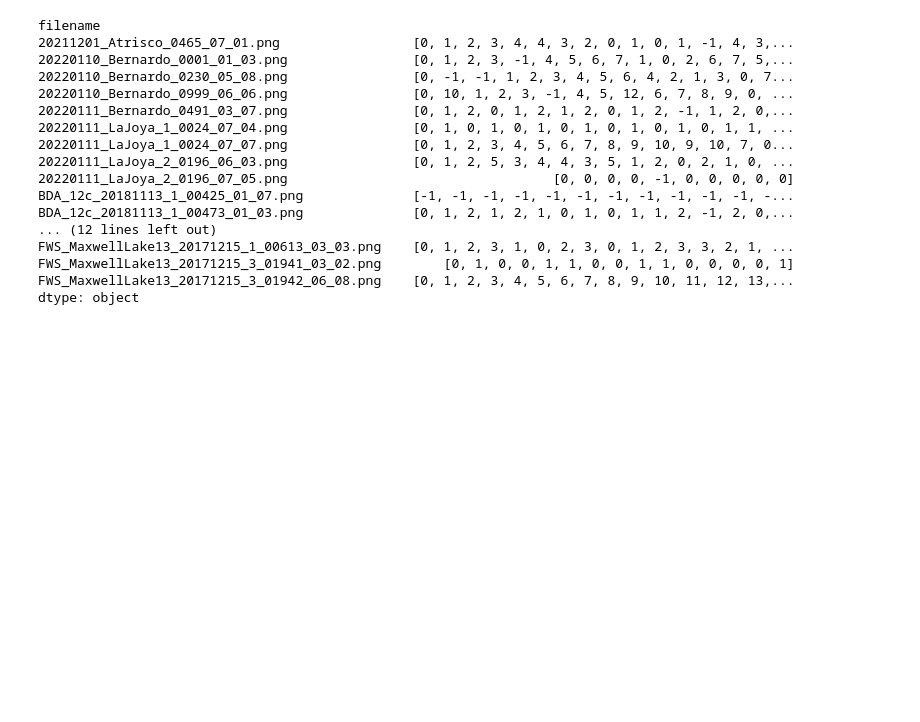
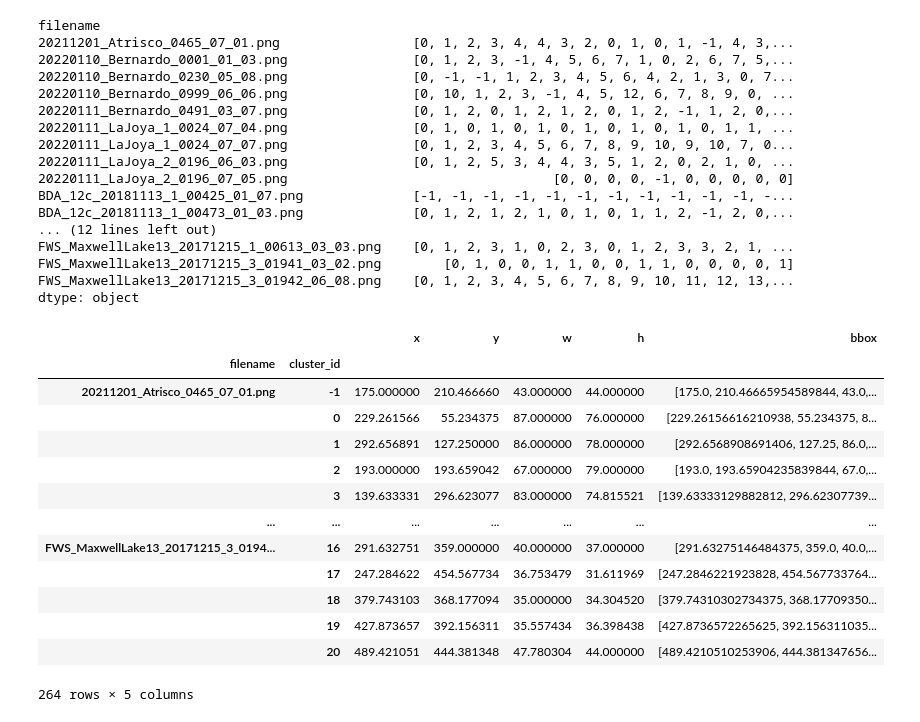
Before and after one commit to rowanoaktree/AggregationScripts, a Jupyter notebook: Scratch/Refinement.ipynb, the cells around one changed output. Drawn from its saved outputs; the diff is of its cells as text; code cells hidden in the pictures; blank space fills up the shorter version.

```diff
--- a/Scratch/Refinement.ipynb
+++ b/Scratch/Refinement.ipynb
@@ -240,3 +242,30 @@ FWS_MaxwellLake13_20171215_1_00613_03_03.png    [0, 1, 2, 3, 1, 0, 2, 3, 0, 1, 2
 FWS_MaxwellLake13_20171215_3_01941_03_02.png        [0, 1, 0, 0, 1, 1, 0, 0, 1, 1, 0, 0, 0, 0, 1]
 FWS_MaxwellLake13_20171215_3_01942_06_08.png    [0, 1, 2, 3, 4, 5, 6, 7, 8, 9, 10, 11, 12, 13,...
 dtype: object
+# %%
+#REFINEMENT STEP: DUCK, GOOSE, CRANE
+
+#Dictionary of category values
+categories = {1: "Crane", 2: 'Goose', 3:'Duck'}
+
+#Derive median bounding box
+refined = test.groupby(['filename', 'cluster_id'])['x','y','w','h'].agg(pd.Series.median)
+refined.reset_index("cluster_id")
+#Make median bounding box into its own column in list form
+refined['bbox']= refined.values.tolist()
+refined
+# %% [output]
+|  |  | x | y | w | h | bbox |
+| filename | cluster_id |  |  |  |  |  |
+| 20211201_Atrisco_0465_07_01.png | -1 | 175.000000 | 210.466660 | 43.000000 | 44.000000 | [175.0, 210.46665954589844, 43.0,... |
+|  | 0 | 229.261566 | 55.234375 | 87.000000 | 76.000000 | [229.26156616210938, 55.234375, 8... |
+|  | 1 | 292.656891 | 127.250000 | 86.000000 | 78.000000 | [292.6568908691406, 127.25, 86.0,... |
+|  | 2 | 193.000000 | 193.659042 | 67.000000 | 79.000000 | [193.0, 193.65904235839844, 67.0,... |
+|  | 3 | 139.633331 | 296.623077 | 83.000000 | 74.815521 | [139.63333129882812, 296.62307739... |
+| ... | ... | ... | ... | ... | ... | ... |
+| FWS_MaxwellLake13_20171215_3_0194... | 16 | 291.632751 | 359.000000 | 40.000000 | 37.000000 | [291.63275146484375, 359.0, 40.0,... |
+|  | 17 | 247.284622 | 454.567734 | 36.753479 | 31.611969 | [247.2846221923828, 454.567733764... |
+|  | 18 | 379.743103 | 368.177094 | 35.000000 | 34.304520 | [379.74310302734375, 368.17709350... |
+|  | 19 | 427.873657 | 392.156311 | 35.557434 | 36.398438 | [427.8736572265625, 392.156311035... |
+|  | 20 | 489.421051 | 444.381348 | 47.780304 | 44.000000 | [489.4210510253906, 444.381347656... |
+264 rows × 5 columns
```
Also changed, not shown: parts of 7 cells of this notebook.
